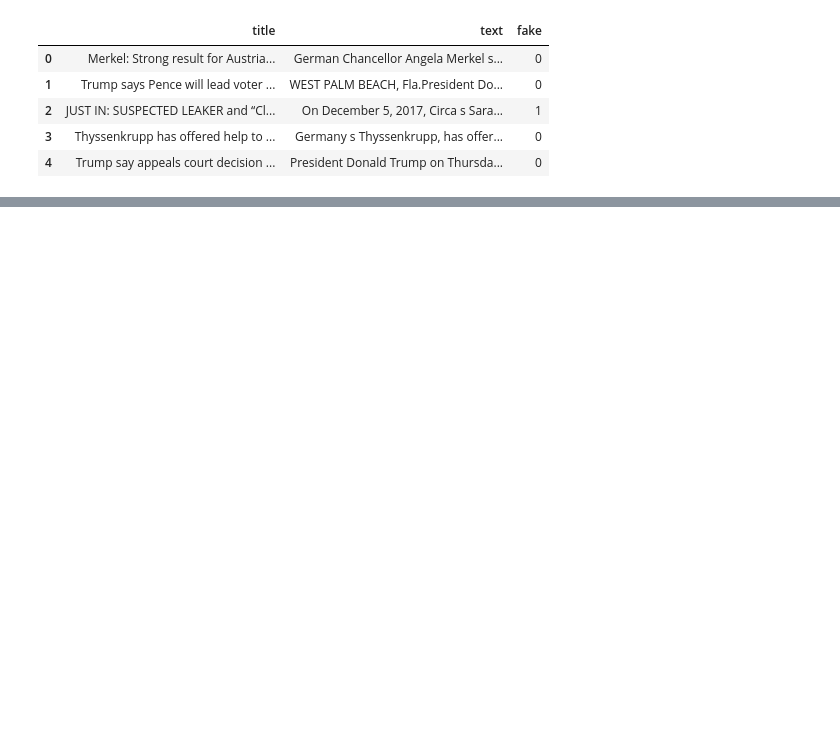
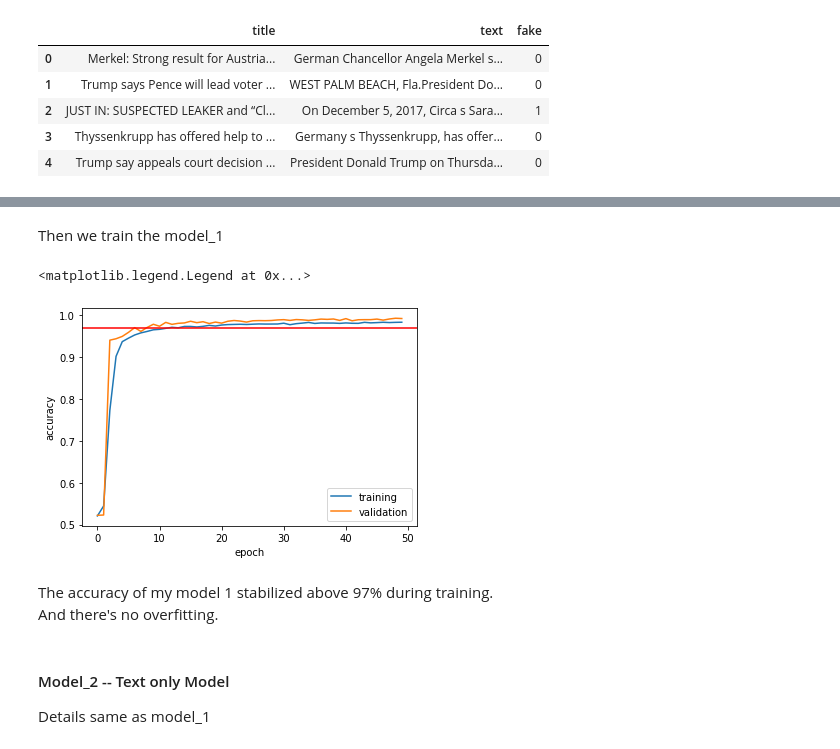
Before and after one commit to libbyrencc/post, a Jupyter notebook: post6/post6.ipynb, the cells around one changed output, grey strips where cells are left out. Saved outputs shown, nothing was run; the diff lists cells and outputs as text; code cells hidden in the pictures; blank space fills up the shorter version.

```diff
--- a/post6/post6.ipynb
+++ b/post6/post6.ipynb
@@ -65,0 +152,2 @@ train['text']=train['text'].apply(lambda x: ' '.join([word for word in x.split()
+# %%
+title_output = layers.Dense(2,name='fake')(title_features)
@@ -65,0 +156,4 @@ train['text']=train['text'].apply(lambda x: ' '.join([word for word in x.split()
+# %%
+model_1 = keras.Model(inputs=title_input,
+                      outputs=title_output,
+                      name="title_model")
@@ -65,0 +180,28 @@ train['text']=train['text'].apply(lambda x: ' '.join([word for word in x.split()
+# %%
+model_1.compile(optimizer = "adam",
+              loss = losses.SparseCategoricalCrossentropy(from_logits=True),
+              metrics=['accuracy']
+)
+# %% [markdown]
+Then we train the model_1
+# %%
+history = model_1.fit(train,
+                    validation_data=val,
+                    epochs = 50,
+                    verbose = False)
+# %%
+plt.plot(history.history["accuracy"],label = "training")
+plt.plot(history.history["val_accuracy"],label = "validation")
+plt.gca().set(xlabel = "epoch", ylabel = "accuracy")
+plt.axhline(y=0.97, color='r', linestyle='-')
+plt.legend()
+# %% [output]
+<matplotlib.legend.Legend at 0x...>
+[figure, added]
+# %% [markdown]
+The accuracy of my model 1 stabilized above 97% during training.
+And there's no overfitting.
+# %% [markdown]
+#### Model_2 -- Text only Model
+
+Details same as model_1
```
Also changed, not shown: parts of 70 cells of this notebook, 1 other file.
